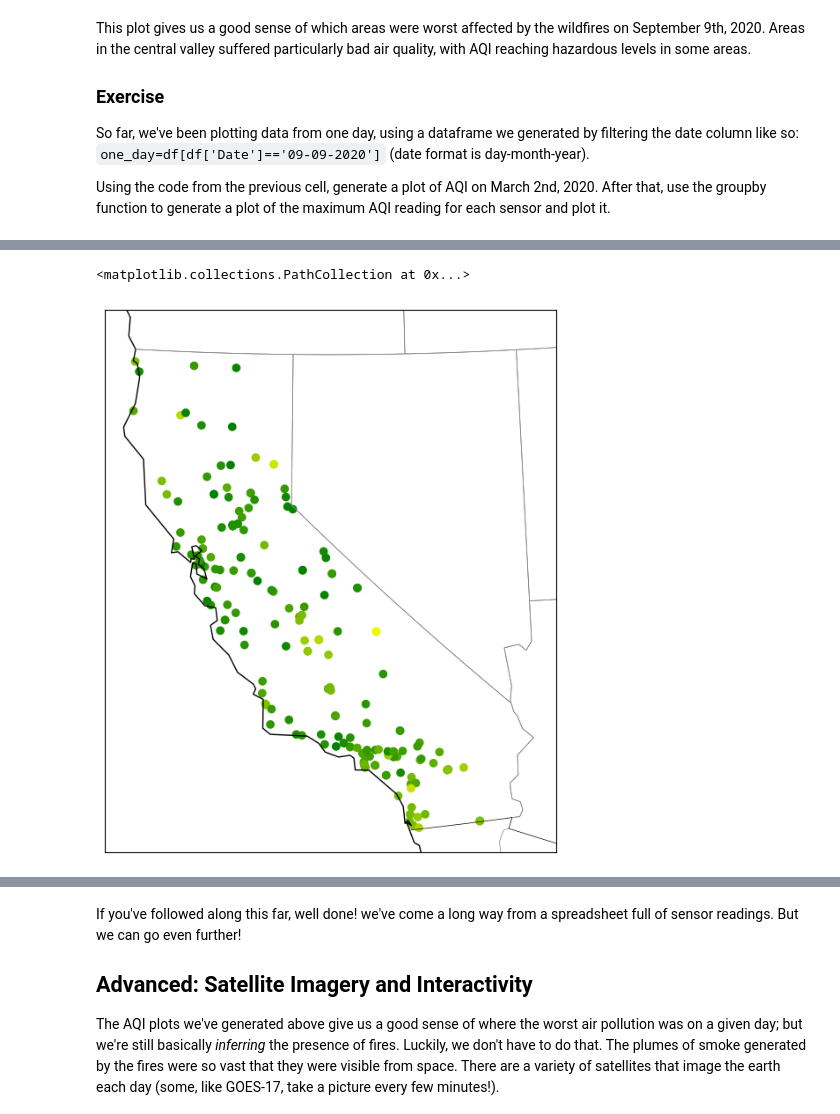
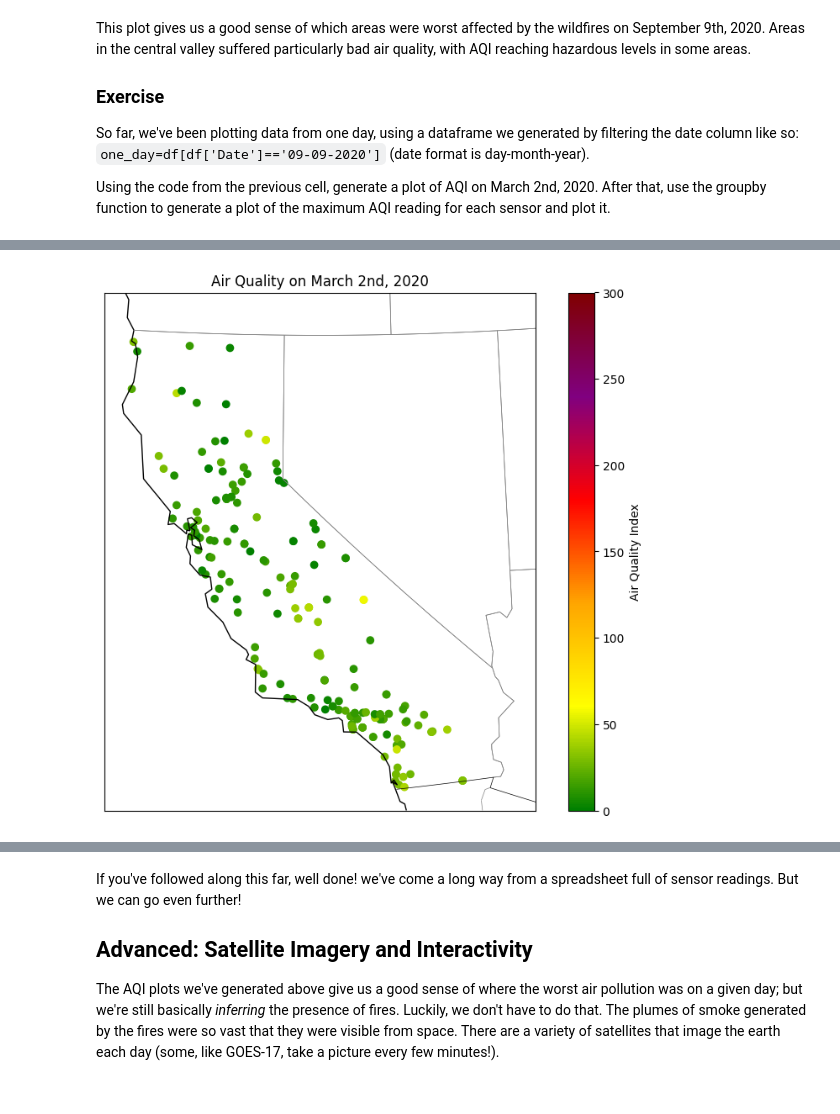
Before and after one commit to uclqede/QM2, a Jupyter notebook: notebooks/W03. Spatial Data.ipynb, the cells around one changed output, grey strips where cells are left out. Cells and saved outputs as stored; diff of their text form; code cells hidden in the pictures.

```diff
--- a/notebooks/W03. Spatial Data.ipynb
+++ b/notebooks/W03. Spatial Data.ipynb
@@ -444,23 +431,27 @@ Text(0.5, 1.0, 'Geographic Distribution of AQI sensors in California')
 # %%
+
+date='02-03-2020'
+one_day=df[df['Date']==date]
+
 map = Basemap(projection='lcc', resolution='l',
             lat_0=37.5, lon_0=-119,
             width=1E6, height=1.2E6)
 
 map.drawcoastlines(color='black')
 map.drawcountries(color='black')
 map.drawstates(color='gray')
 
-one_day_max=df.groupby(['COUNTY',])['AQI'].max().reset_index()
+map.scatter(
+      one_day['longitude'],
+      one_day['latitude'],
+      latlon=True,
+      c=one_day['AQI'], # We're adding that
+      cmap=aqi_colors,
+      vmin=0,
+      vmax=300)
 
 
-map.scatter(
-    one_day['longitude'],
-    one_day['latitude'],
-    latlon=True,
-    c=one_day['AQI'],
-    cmap=aqi_colors,
-    vmin=0,
-    vmax=300)
+plt.title('Air Quality on March 2nd, 2020')
+plt.colorbar(label='Air Quality Index');
 # %% [output]
-<matplotlib.collections.PathCollection at 0x...>
-[figure, old version]
+[figure, new version]
```
Also changed, not shown: parts of 10 cells of this notebook.
